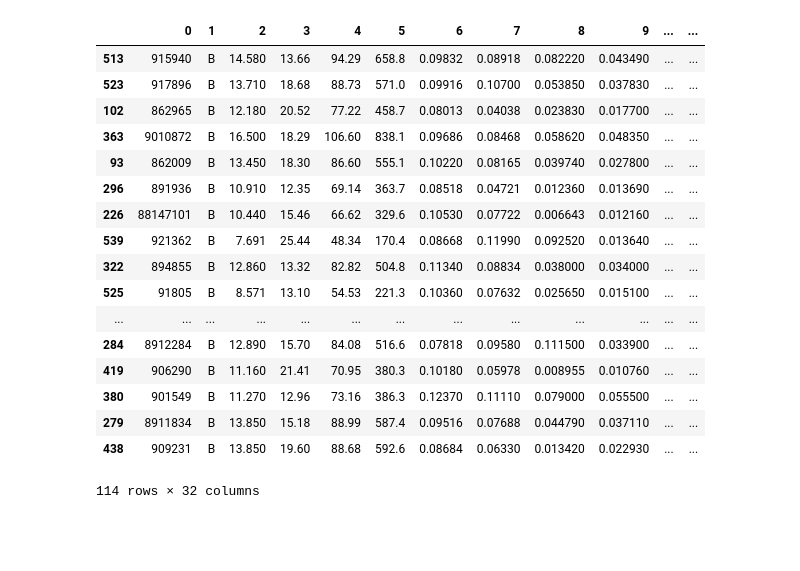
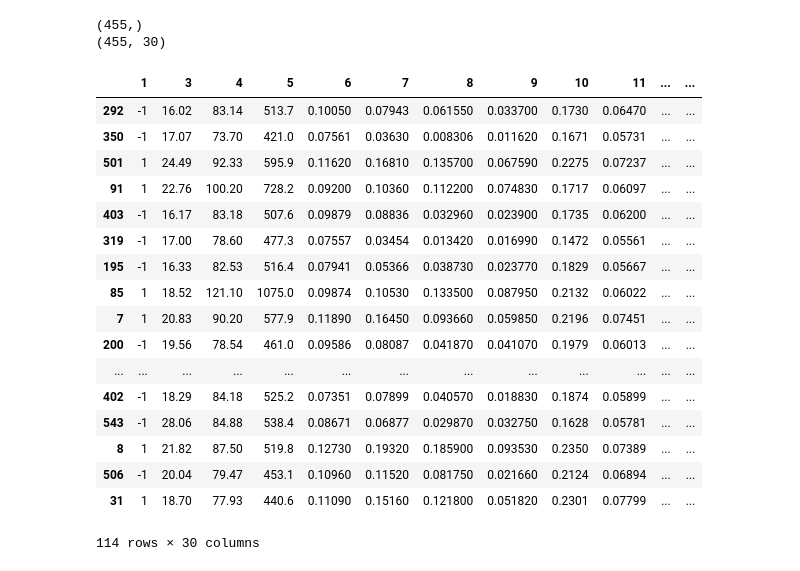
Before and after one commit to Estheray/D-Sigh, a Jupyter notebook: Project_Part_1.ipynb, the cells around one changed output. Cells and saved outputs as stored; diff of their text form; code cells hidden in the pictures; blank space fills up the shorter version.

```diff
--- a/Project_Part_1.ipynb
+++ b/Project_Part_1.ipynb
@@ -5,4 +199,7 @@ from sklearn.model_selection import train_test_split
 # %%
 breast_cancer_data = pd.read_csv('data.txt', header=None)
+breast_cancer_data = breast_cancer_data.drop(breast_cancer_data.columns[0], axis=1)
+
+breast_cancer_data[1] = breast_cancer_data[1].replace(["B", "M"], [-1,+1])
 # %%
 train, test = train_test_split(breast_cancer_data, test_size=0.2)
@@ -30,21 +210,33 @@ train
-# %%
-test
-# %% [output]
-|  | 0 | 1 | 2 | 3 | 4 | 5 | 6 | 7 | 8 | 9 | ... | ... |
-| 513 | 915940 | B | 14.580 | 13.66 | 94.29 | 658.8 | 0.09832 | 0.08918 | 0.082220 | 0.043490 | ... | ... |
-| 523 | 917896 | B | 13.710 | 18.68 | 88.73 | 571.0 | 0.09916 | 0.10700 | 0.053850 | 0.037830 | ... | ... |
-| 102 | 862965 | B | 12.180 | 20.52 | 77.22 | 458.7 | 0.08013 | 0.04038 | 0.023830 | 0.017700 | ... | ... |
-| 363 | 9010872 | B | 16.500 | 18.29 | 106.60 | 838.1 | 0.09686 | 0.08468 | 0.058620 | 0.048350 | ... | ... |
-| 93 | 862009 | B | 13.450 | 18.30 | 86.60 | 555.1 | 0.10220 | 0.08165 | 0.039740 | 0.027800 | ... | ... |
-| 296 | 891936 | B | 10.910 | 12.35 | 69.14 | 363.7 | 0.08518 | 0.04721 | 0.012360 | 0.013690 | ... | ... |
-| 226 | 88147101 | B | 10.440 | 15.46 | 66.62 | 329.6 | 0.10530 | 0.07722 | 0.006643 | 0.012160 | ... | ... |
-| 539 | 921362 | B | 7.691 | 25.44 | 48.34 | 170.4 | 0.08668 | 0.11990 | 0.092520 | 0.013640 | ... | ... |
-| 322 | 894855 | B | 12.860 | 13.32 | 82.82 | 504.8 | 0.11340 | 0.08834 | 0.038000 | 0.034000 | ... | ... |
-| 525 | 91805 | B | 8.571 | 13.10 | 54.53 | 221.3 | 0.10360 | 0.07632 | 0.025650 | 0.015100 | ... | ... |
-| ... | ... | ... | ... | ... | ... | ... | ... | ... | ... | ... | ... | ... |
-| 284 | 8912284 | B | 12.890 | 15.70 | 84.08 | 516.6 | 0.07818 | 0.09580 | 0.111500 | 0.033900 | ... | ... |
-| 419 | 906290 | B | 11.160 | 21.41 | 70.95 | 380.3 | 0.10180 | 0.05978 | 0.008955 | 0.010760 | ... | ... |
-| 380 | 901549 | B | 11.270 | 12.96 | 73.16 | 386.3 | 0.12370 | 0.11110 | 0.079000 | 0.055500 | ... | ... |
-| 279 | 8911834 | B | 13.850 | 15.18 | 88.99 | 587.4 | 0.09516 | 0.07688 | 0.044790 | 0.037110 | ... | ... |
-| 438 | 909231 | B | 13.850 | 19.60 | 88.68 | 592.6 | 0.08684 | 0.06330 | 0.013420 | 0.022930 | ... | ... |
-114 rows × 32 columns
+# %%
+y_train = train[1]
+X_train = train.drop(train.columns[1], axis=1)
+
+y_test = test[1]
+X_test = test.drop(test.columns[1], axis=1)
+
+print(y_train.shape)
+print(X_train.shape)
+# %% [output]
+(455,)
+(455, 30)
+# %%
+X_test
+# %% [output]
+|  | 1 | 3 | 4 | 5 | 6 | 7 | 8 | 9 | 10 | 11 | ... | ... |
+| 292 | -1 | 16.02 | 83.14 | 513.7 | 0.10050 | 0.07943 | 0.061550 | 0.033700 | 0.1730 | 0.06470 | ... | ... |
+| 350 | -1 | 17.07 | 73.70 | 421.0 | 0.07561 | 0.03630 | 0.008306 | 0.011620 | 0.1671 | 0.05731 | ... | ... |
+| 501 | 1 | 24.49 | 92.33 | 595.9 | 0.11620 | 0.16810 | 0.135700 | 0.067590 | 0.2275 | 0.07237 | ... | ... |
+| 91 | 1 | 22.76 | 100.20 | 728.2 | 0.09200 | 0.10360 | 0.112200 | 0.074830 | 0.1717 | 0.06097 | ... | ... |
+| 403 | -1 | 16.17 | 83.18 | 507.6 | 0.09879 | 0.08836 | 0.032960 | 0.023900 | 0.1735 | 0.06200 | ... | ... |
+| 319 | -1 | 17.00 | 78.60 | 477.3 | 0.07557 | 0.03454 | 0.013420 | 0.016990 | 0.1472 | 0.05561 | ... | ... |
+| 195 | -1 | 16.33 | 82.53 | 516.4 | 0.07941 | 0.05366 | 0.038730 | 0.023770 | 0.1829 | 0.05667 | ... | ... |
+| 85 | 1 | 18.52 | 121.10 | 1075.0 | 0.09874 | 0.10530 | 0.133500 | 0.087950 | 0.2132 | 0.06022 | ... | ... |
+| 7 | 1 | 20.83 | 90.20 | 577.9 | 0.11890 | 0.16450 | 0.093660 | 0.059850 | 0.2196 | 0.07451 | ... | ... |
+| 200 | -1 | 19.56 | 78.54 | 461.0 | 0.09586 | 0.08087 | 0.041870 | 0.041070 | 0.1979 | 0.06013 | ... | ... |
+| ... | ... | ... | ... | ... | ... | ... | ... | ... | ... | ... | ... | ... |
+| 402 | -1 | 18.29 | 84.18 | 525.2 | 0.07351 | 0.07899 | 0.040570 | 0.018830 | 0.1874 | 0.05899 | ... | ... |
+| 543 | -1 | 28.06 | 84.88 | 538.4 | 0.08671 | 0.06877 | 0.029870 | 0.032750 | 0.1628 | 0.05781 | ... | ... |
+| 8 | 1 | 21.82 | 87.50 | 519.8 | 0.12730 | 0.19320 | 0.185900 | 0.093530 | 0.2350 | 0.07389 | ... | ... |
+| 506 | -1 | 20.04 | 79.47 | 453.1 | 0.10960 | 0.11520 | 0.081750 | 0.021660 | 0.2124 | 0.06894 | ... | ... |
+| 31 | 1 | 18.70 | 77.93 | 440.6 | 0.11090 | 0.15160 | 0.121800 | 0.051820 | 0.2301 | 0.07799 | ... | ... |
+114 rows × 30 columns
```
Also changed, not shown: parts of 35 cells of this notebook.
